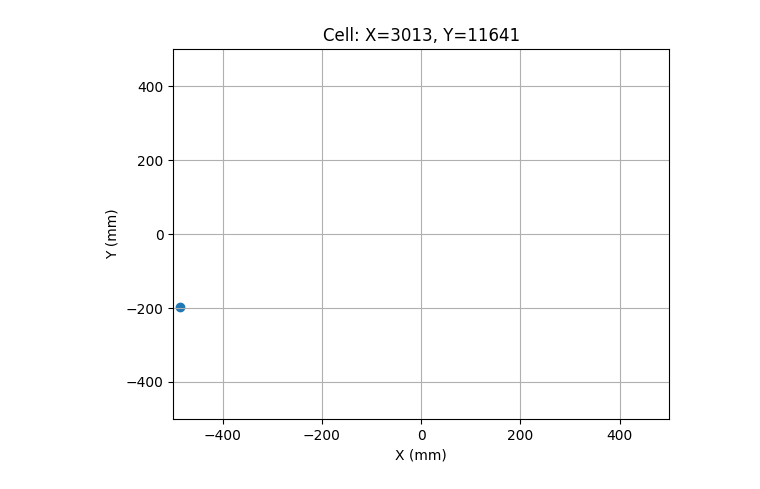
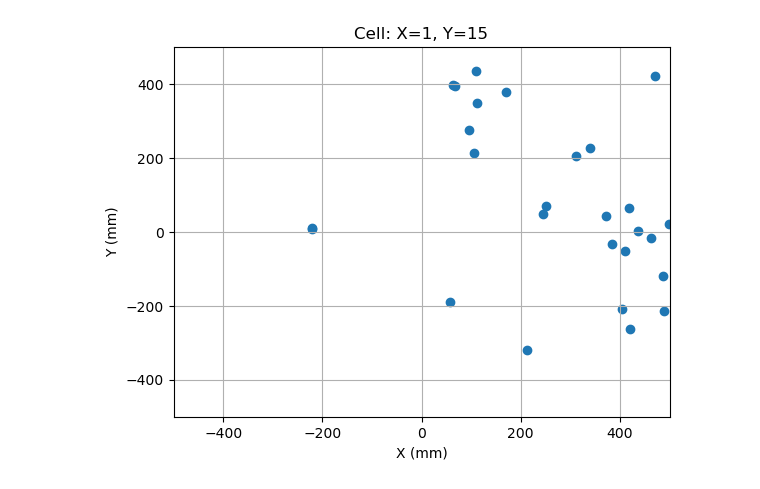
Before and after one commit to camilojtorresc/CosmicRays_ClusterAnalysis, a Jupyter notebook: clusters_analysis_v8.ipynb, the cells around one changed output. Cells and saved outputs as stored; diff of their text form; code cells hidden in the pictures.

Commit message:
cluster analysis v8pre1

```diff
--- a/clusters_analysis_v8.ipynb
+++ b/clusters_analysis_v8.ipynb
@@ -214,9 +68,9 @@ nop   = -999.
 gam   = 1.
 ele   = 1000.
 mu    = 100000.
-pi    = 50000000.
 prn   = 10000000.
 ntn   = 100000000.
+pi    = 500000000.
 
 pmap   = {1.:gam,2.:ele,3.:ele,5.:mu,6.:mu,8.:pi, 9.:pi, 13.:ntn, 14.:prn}
 #pmap   = {'1.':'gam','2.':'ele','3.':'ele','5.':'mu','6.':'mu','8.':'pi','9.':'pi', '13.':'ntn', '14.':'prn'}
@@ -250,6 +109,12 @@ Particles['DetY'] = np.floor(Particles['Y']/det_s_x) + det_s_y/2
 #
 Particles['PartX'] = 1000 * (Particles['X'] - Particles['DetX']) # mm
 Particles['PartY'] = 1000 * (Particles['Y'] - Particles['DetY']) # mm
+#Correct the variables X, Y, T from the measurement plane to the shower front plane
+Particles['Xcorr'] = Particles['X'] * np.sqrt(1 - (Particles['Px']/np.sqrt(Particles['Px']**2+Particles['Py']**2+Particles['Pz']**2))**2 )
+Particles['Ycorr'] = Particles['Y'] * np.sqrt(1 - (Particles['Py']/np.sqrt(Particles['Px']**2+Particles['Py']**2+Particles['Pz']**2))**2 )
+Particles['Tcorr'] = Particles['T'] - ((Particles['X']*Particles['Px']+Particles['Y']*Particles['Py'])/np.sqrt(Particles['Px']**2+Particles['Py']**2+Particles['Pz']**2))
+Particles['Rcorr'] = np.sqrt(Particles['Xcorr']**2 + Particles['Ycorr']**2)
+
 #Add a new column which will contain the number of cluster
 Particles['NClst'] = 0
 # %%
@@ -417,6 +290,13 @@ ClusterDF
+# %%
+# Number of the cluster with the maximum number of particles
+df_sn = Clusters[Clusters["iClst"]!=0]
+max_num_particles = df_sn["nPartCl"].max()
+
+
+Max_ShowId = df_sn[df_sn["nPartCl"]==max_num_particles]["iShow"].tolist()[0]
+Max_ClustId = df_sn[df_sn["nPartCl"]==max_num_particles]["iClst"].tolist()[0]
 # %%
-# Number of the cluster with the maximum number of particles
-df_sn = Particles[Particles["NClst"]!=0]
-Max_ClustId = df_sn["NClst"].value_counts().idxmax()
-print(Max_ClustId)
+# Summary of the cluster with the maximum number of particles
+Max_partdf = Particles[(Particles["NShow"]==Max_ShowId) & (Particles["NClst"]==Max_ClustId )]
+Max_partdf
 # %% [output]
@@ -437,17 +328,17 @@ ClusterDF[ClusterDF["NClst"]==Max_ClustId]
 # %%
 #Plot the cell with the maximum number of particles
-cx = Particles.loc[Particles["NClst"]==Max_ClustId,'DetX'].iloc[0]
-cy = Particles.loc[Particles["NClst"]==Max_ClustId,'DetY'].iloc[0]
-Mx = Particles.loc[Particles["NClst"]==Max_ClustId,'PartX']
-My = Particles.loc[Particles["NClst"]==Max_ClustId,'PartY']
+cx = Particles.loc[(Particles["NShow"]==Max_ShowId) & (Particles["NClst"]==Max_ClustId ),'DetX'].iloc[0]
+cy = Particles.loc[(Particles["NShow"]==Max_ShowId) & (Particles["NClst"]==Max_ClustId ),'DetY'].iloc[0]
+Mx = Particles.loc[(Particles["NShow"]==Max_ShowId) & (Particles["NClst"]==Max_ClustId ),'PartX']
+My = Particles.loc[(Particles["NShow"]==Max_ShowId) & (Particles["NClst"]==Max_ClustId ),'PartY']
 plt.scatter(Mx,My)
 plt.title('Cell: X=%i, Y=%i'%(cx,cy))
 plt.xlabel('X (mm)')
 plt.ylabel('Y (mm)')
 #Cell for detector of 1 m^2
 plt.axis([-500,500,-500,500])
 #Cell for detector of 0.30 x 0.30 m^2
 #plt.axis([-150,150,-150,150])
 plt.grid(True)
 # %% [output]
-[figure, old version]
+[figure, new version]
```
Also changed, not shown: parts of 33 cells of this notebook, 1 other file.
